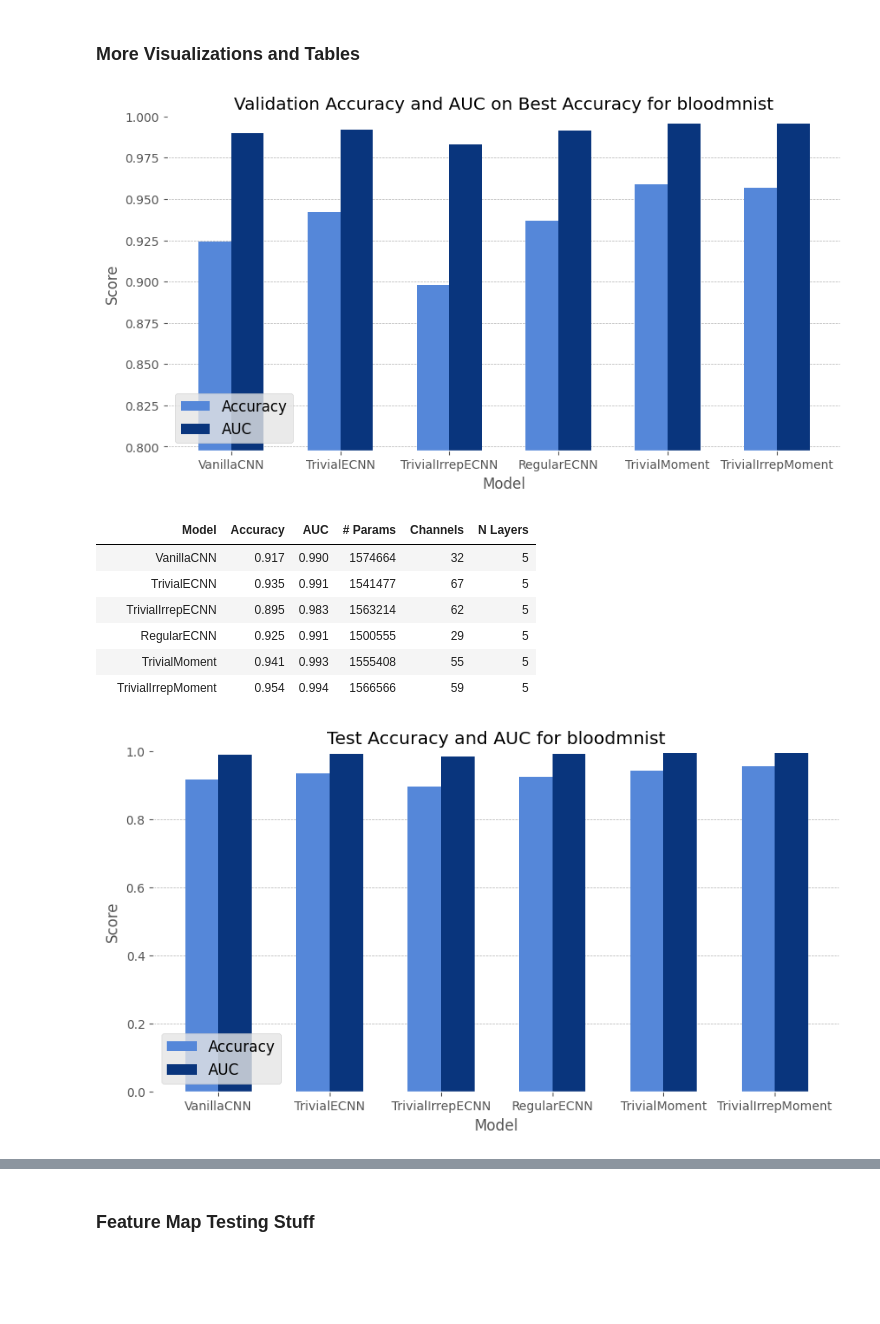
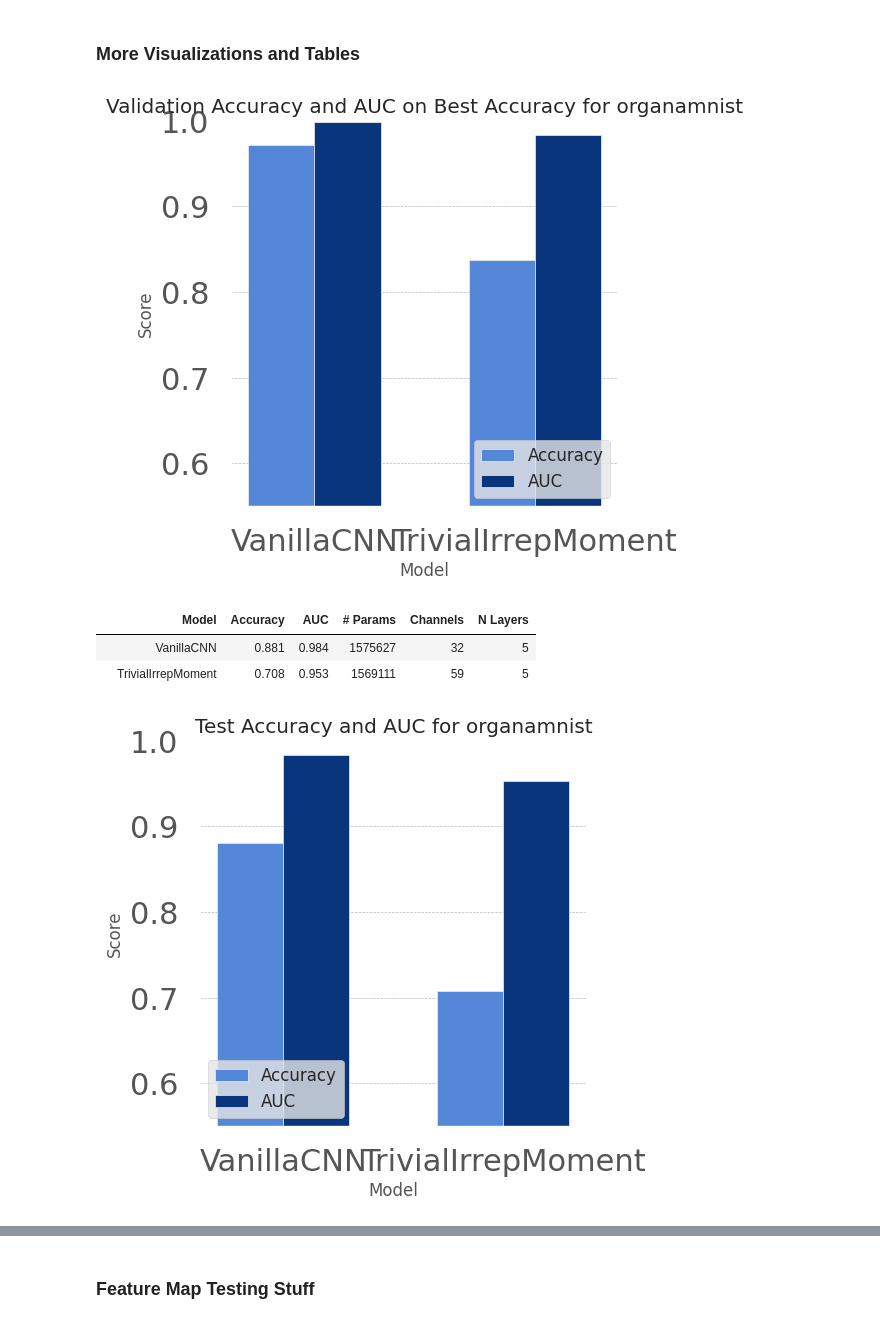
Before and after one commit to twardlab/rotnet, a Jupyter notebook: benchmark/benchmark.ipynb, the cells around one changed output, grey strips where cells are left out. Saved outputs shown, nothing was run; the diff lists cells and outputs as text; code cells hidden in the pictures; blank space fills up the shorter version.

```diff
--- a/benchmark/benchmark.ipynb
+++ b/benchmark/benchmark.ipynb
@@ -50,7 +50,7 @@ num_layers = 5
 ## **Dataset**
 # %%
 # NOTE: SET THESE ACCORDING TO THE DATASET AND TRAINING RUN YOU WANT TO USE (after training)
-data_flag = 'bloodmnist'# 'bloodmnist'#"breastmnist" #"bloodmnist" #'organamnist' 'dermamnist', 'pathmnist', etc...
+data_flag = 'organamnist'# 'bloodmnist'#"breastmnist" #"bloodmnist" #'organamnist' 'dermamnist', 'pathmnist', etc...
 run = 0 # 1, etc...
 
 download = False
@@ -312,32 +293,33 @@ plt.show()
 plt.style.use('ggplot')
 # %%
 # plot of validation accuracy and AUC on best accuracy for each model
-fig, ax = plt.subplots(figsize = (10, 5))
+fig, ax = plt.subplots(figsize = (5, 5))
 width = 0.3
 xlabels = [name for name in models]
-x = np.arange(6)
+#x = np.arange(6)
+x = np.arange(2)
 
 ax.bar(x, [models[name]['metrics']['best_acc'] for name in models], width, label = 'Accuracy', color = '#5587d9')
 ax.bar(x + width, [models[name]['metrics']['auc_on_best_acc'] for name in models], width, label = 'AUC', color = '#09357d')
 ax.set_xticks(x + width / 2)
 ax.set_xticklabels(xlabels)
-ax.legend(loc='lower left', prop={'size': 12})
+ax.legend(loc='lower right', prop={'size': 12})
 ax.patch.set_facecolor('white')
 ax.set_title(f"Validation Accuracy and AUC on Best Accuracy for {data_flag}")
-ax.set_ylim(min([models[name]['metrics']['best_acc'] for name in models]) - 0.1, 1)
+ax.set_ylim(0.55, 1)
 ax.set_xlabel('Model')
 ax.set_ylabel('Score')
 plt.grid(True, 'major', 'y', ls='--', lw=.5, c='k', alpha=.3)
 
 # save the plot
 fig_path = os.path.join(os.getcwd(), "benchmark", "figures", f"{data_flag}", f"run{run}")
 if not os.path.exists(fig_path):
     os.makedirs(fig_path)
 
 fig.savefig(os.path.join(fig_path, f"valid_best_acc_AUC.png"))
 plt.show()
 # %% [output]
-[figure, old version]
+[figure, new version]
 # %%
 # test metrics table for each model
 
@@ -351,35 +333,32 @@ for model_name, model_dict in models.items():
 acc = MulticlassAccuracy(num_classes=n_classes, device=device)
 auc = MulticlassAUROC(num_classes=n_classes, device=device)
 
-for model_name in models.keys():
-    test_model = models[model_name]['model'].eval()
-    test_model.load_state_dict(torch.load(os.path.join(path, 'benchmark', 'results', f"{data_flag}", f"run{run}", f"best_acc_{model_name}_{data_flag}{run}.pt")), strict=False)
-    for batch in test_loader:
-        images, labels = batch
-        images, labels = images.to(device), labels.to(device).squeeze()
-        predictions = test_model(images)
-        acc.update(predictions, labels)
-        auc.update(predictions, labels)
+with torch.no_grad():
+    for model_name in models.keys():
+        test_model = models[model_name]['model'].eval()
+        test_model.load_state_dict(torch.load(os.path.join(path, 'benchmark', 'results', f"{data_flag}", f"run{run}", f"best_acc_{model_name}_{data_flag}{run}.pt")), strict=False)
+        for batch in test_loader:
+            images, labels = batch
+            images, labels = images.to(device), labels.to(device).squeeze()
+            predictions = test_model(images)
+            acc.update(predictions, labels)
+            auc.update(predictions, labels)
 
-    model_acc = acc.compute().detach().item()
-    model_auc = auc.compute().detach().item()
+        model_acc = acc.compute().detach().item()
+        model_auc = auc.compute().detach().item()
 
-    test_metrics_table.loc[test_metrics_table['Model'] == model_name, 'Accuracy'] = round(model_acc, 3)
-    test_metrics_table.loc[test_metrics_table['Model'] == model_name, 'AUC'] = round(model_auc, 3)
+        test_metrics_table.loc[test_metrics_table['Model'] == model_name, 'Accuracy'] = round(model_acc, 3)
+        test_metrics_table.loc[test_metrics_table['Model'] == model_name, 'AUC'] = round(model_auc, 3)
 
-    acc.reset()
-    auc.reset()
+        acc.reset()
+        auc.reset()
 
 test_metrics_table.index = ['' for _ in range(len(test_metrics_table))]
 test_metrics_table
 # %% [output]
 |  | Model | Accuracy | AUC | # Params | Channels | N Layers |
-|  | VanillaCNN | 0.917 | 0.990 | 1574664 | 32 | 5 |
-|  | TrivialECNN | 0.935 | 0.991 | 1541477 | 67 | 5 |
-|  | TrivialIrrepECNN | 0.895 | 0.983 | 1563214 | 62 | 5 |
-|  | RegularECNN | 0.925 | 0.991 | 1500555 | 29 | 5 |
-|  | TrivialMoment | 0.941 | 0.993 | 1555408 | 55 | 5 |
-|  | TrivialIrrepMoment | 0.954 | 0.994 | 1566566 | 59 | 5 |
+|  | VanillaCNN | 0.881 | 0.984 | 1575627 | 32 | 5 |
+|  | TrivialIrrepMoment | 0.708 | 0.953 | 1569111 | 59 | 5 |
 # %%
 frame_path = os.path.join(os.getcwd(), "benchmark", "figures", f"{data_flag}", f"run{run}")
 
@@ -392,10 +371,11 @@ with open(os.path.join(frame_path, f"run{run}_test_metrics.md"), "w") as f:
 # %%
 # plot of test accuracy and AUC for each model
 
-fig, ax = plt.subplots(figsize = (10, 5))
+fig, ax = plt.subplots(figsize = (5, 5))
 width = 0.3
 xlabels = [name for name in models]
-x = np.arange(6)
+#x = np.arange(6)
+x = np.arange(2)
 
 ax.bar(x, test_metrics_table['Accuracy'], width, label = 'Accuracy', color = '#5587d9')
 ax.bar(x + width, test_metrics_table['AUC'], width, label = 'AUC', color = '#09357d')
@@ -404,7 +384,7 @@ ax.set_xticklabels(xlabels)
 ax.legend(loc='lower left', prop={'size': 12})
 ax.patch.set_facecolor('white')
 ax.set_title(f"Test Accuracy and AUC for {data_flag}")
-ax.set_ylim(0, 1)
+ax.set_ylim(0.55, 1)
 ax.set_xlabel('Model')
 ax.set_ylabel('Score')
 plt.grid(True, 'major', 'y', ls='--', lw=.5, c='k', alpha=.3)
@@ -417,4 +397,4 @@ if not os.path.exists(fig_path):
 
 fig.savefig(os.path.join(fig_path, f"test_acc_AUC.png"))
 # %% [output]
-[figure, old version]
+[figure, new version]
```
Also changed, not shown: parts of 22 cells of this notebook, 9 other files.
